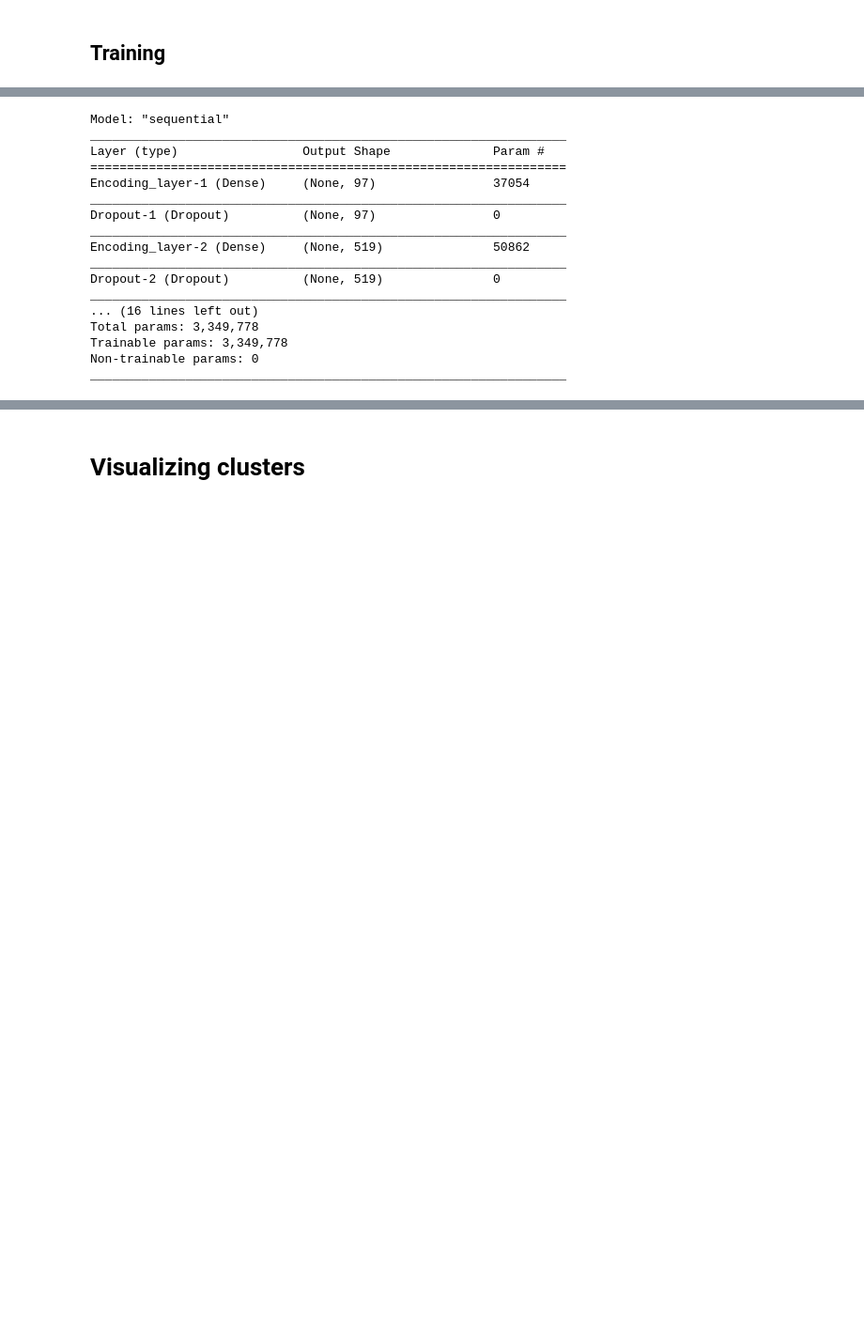
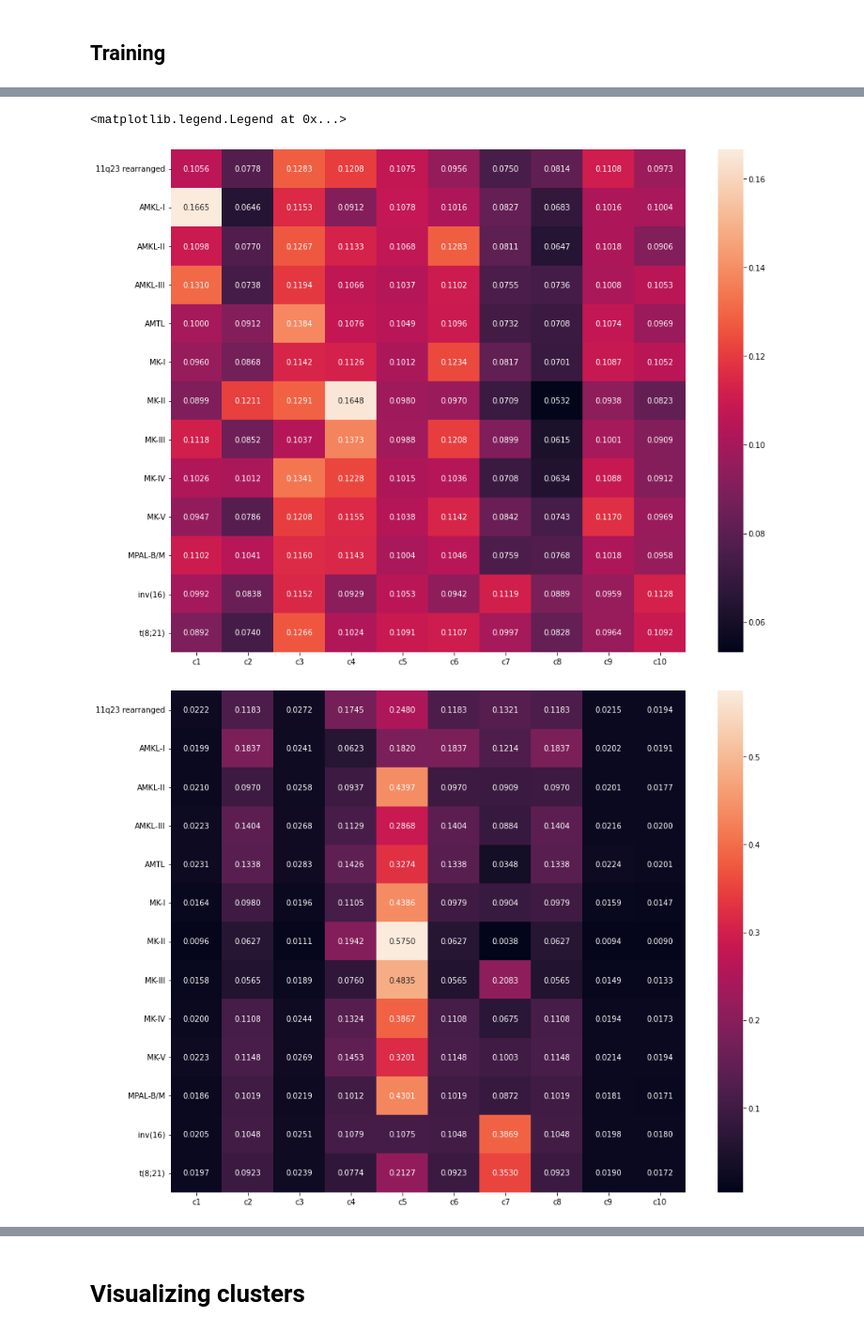
Before and after one commit to ThiesCalje/Survival-Analysis-Deep-Learning-AML-, a Jupyter notebook: Code/Collab/Clustering_Embedding.ipynb, the cells around one changed output, grey strips where cells are left out. Shown at 94% size. Saved outputs shown, nothing was run; the diff lists cells and outputs as text; code cells hidden in the pictures; blank space fills up the shorter version.

Commit message:
finished heatmap functionality & started with VAE implementation

```diff
--- a/Code/Collab/Clustering_Embedding.ipynb
+++ b/Code/Collab/Clustering_Embedding.ipynb
@@ -192,7 +328,7 @@ def par_tuner(trial):
 
     return loss
 # %%
-def find_autoencoder(n):
+def find_autoencoder(n,d):
 
     global models, gene_expression
     models = []
@@ -215,11 +351,11 @@ def find_autoencoder(n):
     encoder             = Sequential(encoding_layers)
 
 
-    # kmeans = KMeans(n_clusters= d, n_init=20)
-    # kmeans.fit_predict(encoder.predict(gene_expression))
-    # encoder.add(ClusteringLayer(d, name = "cluster"))
+    kmeans = KMeans(n_clusters= d, n_init=20)
+    kmeans.fit_predict(encoder.predict(gene_expression))
+    encoder.add(ClusteringLayer(d, name = "cluster"))
 
-    # encoder.get_layer(name='cluster').set_weights([kmeans.cluster_centers_])
+    encoder.get_layer(name='cluster').set_weights([kmeans.cluster_centers_])
 
     encoder.build(input_shape= (None,input_size))
 
@@ -358,7 +480,7 @@ def training(model, epochs, data = gene_expression):
     return model, loss_train, loss_test
 # %%
 var_of_interest     = "Transcriptional_Identity"
-trial, autoencoder, encoder = find_autoencoder(1)
+trial, autoencoder, encoder = find_autoencoder(1,10)
 coords  = encoder(gene_expression, training = False)
-tSNE_plot(coords, var_of_interest)
+# tSNE_plot(coords, var_of_interest)
 # %% [output]
@@ -391,56 +508,49 @@ def trainstep(model, x_train, optimizer):
     with tf.GradientTape() as tape:
 
         q       = model(x_train, training= True)
         p       = K.square(q) / K.sum(q, axis=0)
         p       = K.transpose( K.transpose(p) / K.sum(q, axis=1))
         loss    = K.sum(p*K.log(p/q))
 
     grads = tape.gradient(loss, model.trainable_weights)
     optimizer.apply_gradients(zip(grads, model.trainable_weights))
 
     return loss
 
 @tf.function(experimental_relax_shapes=True)
 def teststep(model, x_test, optimizer):
 
     q       = model(x_test, training= False)
     p       = K.square(q) / K.sum(q, axis=0)
     p       = K.transpose( K.transpose(p) / K.sum(q, axis=1))
     loss    = K.sum(p*K.log(p/q))
 
     return loss
 
 data        = gene_expression
 
-encoder_cluster     = add_cluslayer(encoder, data, 13)
+# encoder_cluster     = add_cluslayer(encoder, data, 13)
+
+var_of_interest = "Transcriptional_Identity"
+results         = encoder(gene_expression)
+Heatmap_Clustering(results, patient_data, var_of_interest)
 
 input_size  = data.shape[1]
-encoder_2   = tf.keras.models.clone_model(encoder_cluster)
+encoder_2   = tf.keras.models.clone_model(encoder)
 encoder_2.build(input_shape = (None, input_size))
-encoder_2.set_weights(encoder_cluster.get_weights())
-encoder_2.summary()
+# encoder_2.set_weights(encoder_cluster.get_weights())
+# encoder_2.summary()
 
-# encoder_2, train_loss, test_loss    = training(encoder_2, 1000)
+encoder_2, train_loss, test_loss    = training(encoder_2, 10000)
 
-# fig = plt.figure(figsize=(10,10))
-# plt.plot(train_loss, label = 'train loss')
-# plt.plot(test_loss, label = 'test loss')
-# plt.legend()
+results         = encoder_2(gene_expression)
+Heatmap_Clustering(results, patient_data, var_of_interest)
+
+fig = plt.figure(figsize=(10,10))
+plt.plot(train_loss, label = 'train loss')
+plt.plot(test_loss, label = 'test loss')
+plt.legend()
 # %% [output]
-Model: "sequential"
-_________________________________________________________________
-Layer (type)                 Output Shape              Param #
-=================================================================
-Encoding_layer-1 (Dense)     (None, 97)                37054
-_________________________________________________________________
-Dropout-1 (Dropout)          (None, 97)                0
-_________________________________________________________________
-Encoding_layer-2 (Dense)     (None, 519)               50862
-_________________________________________________________________
-Dropout-2 (Dropout)          (None, 519)               0
-_________________________________________________________________
-... (16 lines left out)
-Total params: 3,349,778
-Trainable params: 3,349,778
-Non-trainable params: 0
-_________________________________________________________________
+<matplotlib.legend.Legend at 0x...>
+[figure, added]
+[figure, added]
```
Also changed, not shown: parts of 9 cells of this notebook.
